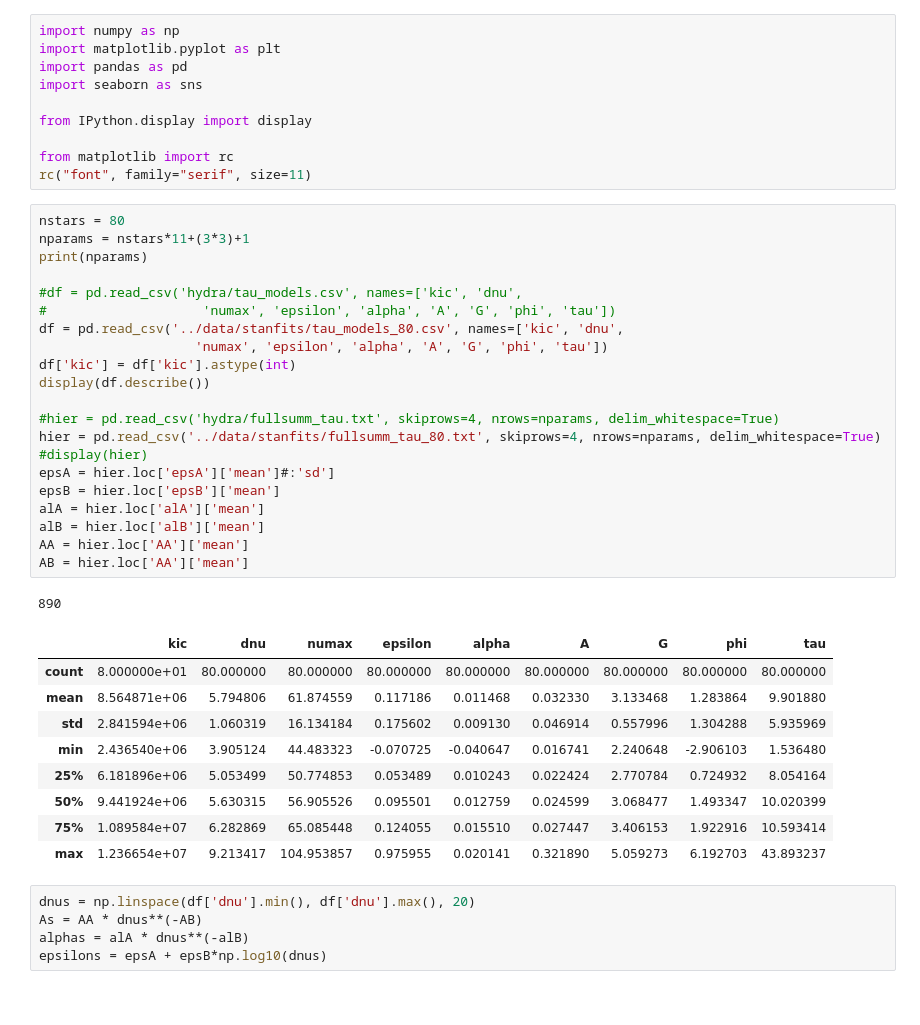
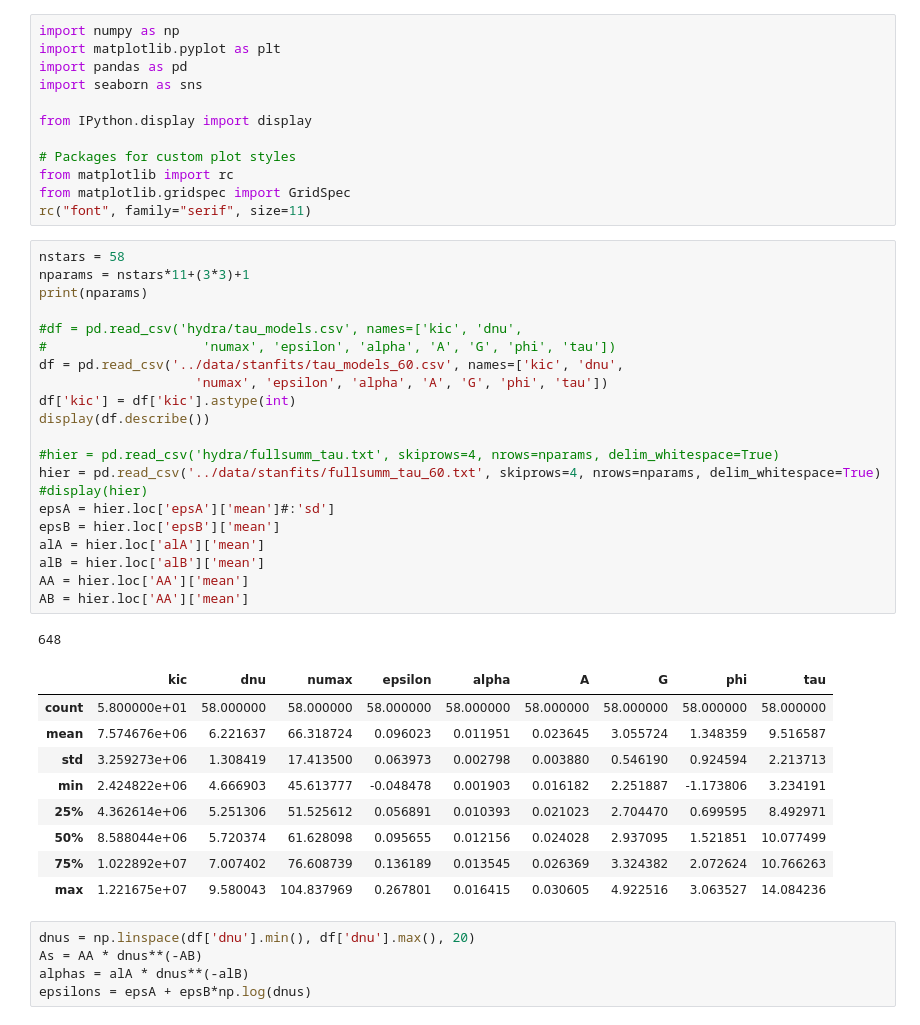
Before and after one commit to daw538/y4project, a Jupyter notebook: Dan_notebooks/fitanalysis.ipynb, the cells around one changed output. Drawn from its saved outputs; the diff is of its cells as text.

```diff
--- a/Dan_notebooks/fitanalysis.ipynb
+++ b/Dan_notebooks/fitanalysis.ipynb
@@ -6,45 +6,47 @@ import seaborn as sns
 
 from IPython.display import display
 
+# Packages for custom plot styles
 from matplotlib import rc
+from matplotlib.gridspec import GridSpec
 rc("font", family="serif", size=11)
 # %%
-nstars = 80
+nstars = 58
 nparams = nstars*11+(3*3)+1
 print(nparams)
 
 #df = pd.read_csv('hydra/tau_models.csv', names=['kic', 'dnu',
 #                    'numax', 'epsilon', 'alpha', 'A', 'G', 'phi', 'tau'])
-df = pd.read_csv('../data/stanfits/tau_models_80.csv', names=['kic', 'dnu',
+df = pd.read_csv('../data/stanfits/tau_models_60.csv', names=['kic', 'dnu',
                     'numax', 'epsilon', 'alpha', 'A', 'G', 'phi', 'tau'])
 df['kic'] = df['kic'].astype(int)
 display(df.describe())
 
 #hier = pd.read_csv('hydra/fullsumm_tau.txt', skiprows=4, nrows=nparams, delim_whitespace=True)
-hier = pd.read_csv('../data/stanfits/fullsumm_tau_80.txt', skiprows=4, nrows=nparams, delim_whitespace=True)
+hier = pd.read_csv('../data/stanfits/fullsumm_tau_60.txt', skiprows=4, nrows=nparams, delim_whitespace=True)
 #display(hier)
 epsA = hier.loc['epsA']['mean']#:'sd']
 epsB = hier.loc['epsB']['mean']
 alA = hier.loc['alA']['mean']
 alB = hier.loc['alB']['mean']
 AA = hier.loc['AA']['mean']
 AB = hier.loc['AA']['mean']
 # %% [output]
-890
+648
 |  | kic | dnu | numax | epsilon | alpha | A | G | phi | tau |
-| count | 8.000000e+01 | 80.000000 | 80.000000 | 80.000000 | 80.000000 | 80.000000 | 80.000000 | 80.000000 | 80.000000 |
-| mean | 8.564871e+06 | 5.794806 | 61.874559 | 0.117186 | 0.011468 | 0.032330 | 3.133468 | 1.283864 | 9.901880 |
-| std | 2.841594e+06 | 1.060319 | 16.134184 | 0.175602 | 0.009130 | 0.046914 | 0.557996 | 1.304288 | 5.935969 |
-| min | 2.436540e+06 | 3.905124 | 44.483323 | -0.070725 | -0.040647 | 0.016741 | 2.240648 | -2.906103 | 1.536480 |
-| 25% | 6.181896e+06 | 5.053499 | 50.774853 | 0.053489 | 0.010243 | 0.022424 | 2.770784 | 0.724932 | 8.054164 |
-| 50% | 9.441924e+06 | 5.630315 | 56.905526 | 0.095501 | 0.012759 | 0.024599 | 3.068477 | 1.493347 | 10.020399 |
-| 75% | 1.089584e+07 | 6.282869 | 65.085448 | 0.124055 | 0.015510 | 0.027447 | 3.406153 | 1.922916 | 10.593414 |
-| max | 1.236654e+07 | 9.213417 | 104.953857 | 0.975955 | 0.020141 | 0.321890 | 5.059273 | 6.192703 | 43.893237 |
+| count | 5.800000e+01 | 58.000000 | 58.000000 | 58.000000 | 58.000000 | 58.000000 | 58.000000 | 58.000000 | 58.000000 |
+| mean | 7.574676e+06 | 6.221637 | 66.318724 | 0.096023 | 0.011951 | 0.023645 | 3.055724 | 1.348359 | 9.516587 |
+| std | 3.259273e+06 | 1.308419 | 17.413500 | 0.063973 | 0.002798 | 0.003880 | 0.546190 | 0.924594 | 2.213713 |
+| min | 2.424822e+06 | 4.666903 | 45.613777 | -0.048478 | 0.001903 | 0.016182 | 2.251887 | -1.173806 | 3.234191 |
+| 25% | 4.362614e+06 | 5.251306 | 51.525612 | 0.056891 | 0.010393 | 0.021023 | 2.704470 | 0.699595 | 8.492971 |
+| 50% | 8.588044e+06 | 5.720374 | 61.628098 | 0.095655 | 0.012156 | 0.024028 | 2.937095 | 1.521851 | 10.077499 |
+| 75% | 1.022892e+07 | 7.007402 | 76.608739 | 0.136189 | 0.013545 | 0.026369 | 3.324382 | 2.072624 | 10.766263 |
+| max | 1.221675e+07 | 9.580043 | 104.837969 | 0.267801 | 0.016415 | 0.030605 | 4.922516 | 3.063527 | 14.084236 |
 # %%
 dnus = np.linspace(df['dnu'].min(), df['dnu'].max(), 20)
 As = AA * dnus**(-AB)
 alphas = alA * dnus**(-alB)
-epsilons = epsA + epsB*np.log10(dnus)
+epsilons = epsA + epsB*np.log(dnus)
 # %%
 f, ((ax1, ax2, ax3), (ax4, ax5, ax6)) = plt.subplots(2,3, figsize=(13,8))
 ax1.scatter(df['dnu'], df['A'])
```
Also changed, not shown: parts of 6 cells of this notebook, 2 other files.
